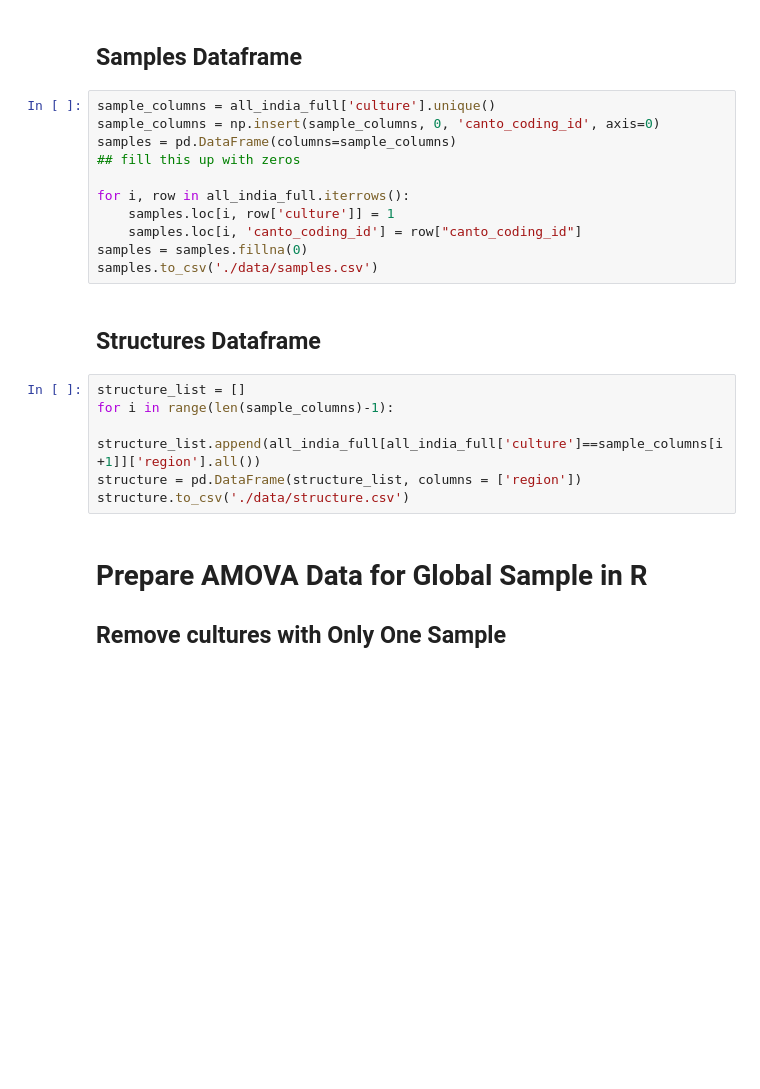
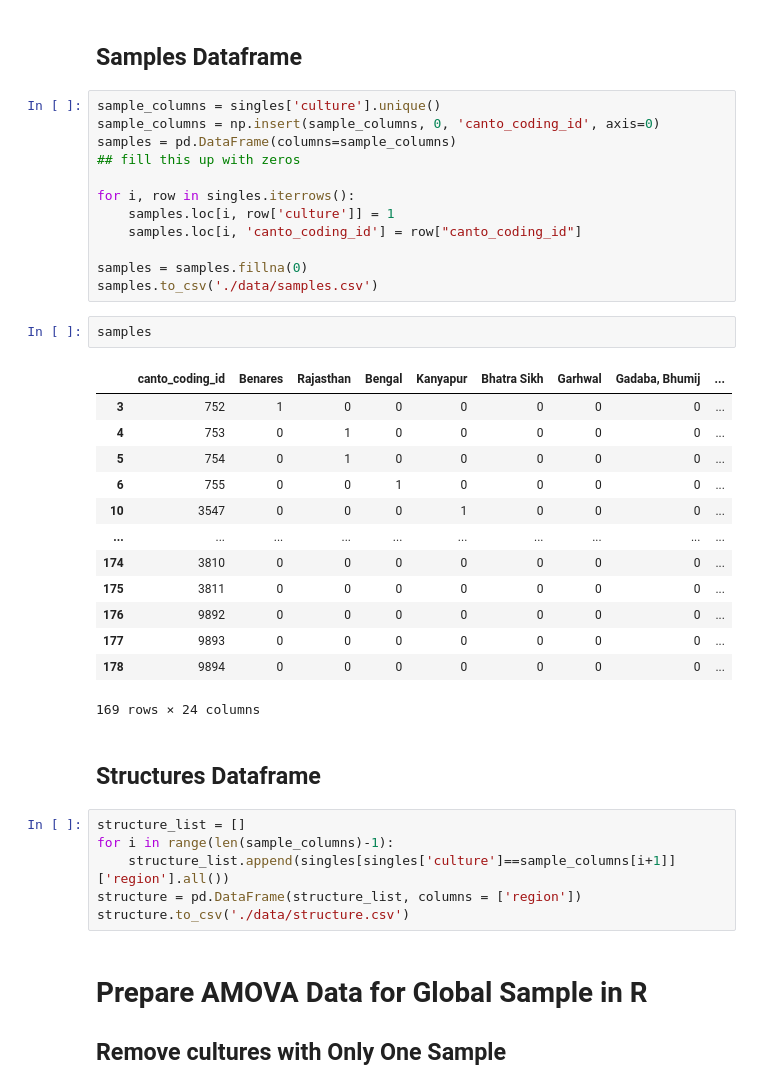
Before and after one commit to theglobaljukebox/Woodetal2021-Analysis, a Jupyter notebook: Indian Music Analysis.ipynb, the cells around one changed output. Drawn from its saved outputs; the diff is of its cells as text; blank space fills up the shorter version.

```diff
--- a/Indian Music Analysis.ipynb
+++ b/Indian Music Analysis.ipynb
@@ -335,22 +351,39 @@ singles.to_csv('./data/indian_no_singles.csv')
 # %% [markdown]
 ## Samples Dataframe
 # %%
-sample_columns = all_india_full['culture'].unique()
+sample_columns = singles['culture'].unique()
 sample_columns = np.insert(sample_columns, 0, 'canto_coding_id', axis=0)
 samples = pd.DataFrame(columns=sample_columns)
 ## fill this up with zeros
 
-for i, row in all_india_full.iterrows():
+for i, row in singles.iterrows():
     samples.loc[i, row['culture']] = 1
     samples.loc[i, 'canto_coding_id'] = row["canto_coding_id"]
+
 samples = samples.fillna(0)
 samples.to_csv('./data/samples.csv')
+# %%
+samples
+# %% [output]
+|  | canto_coding_id | Benares | Rajasthan | Bengal | Kanyapur | Bhatra Sikh | Garhwal | Gadaba, Bhumij | ... |
+| 3 | 752 | 1 | 0 | 0 | 0 | 0 | 0 | 0 | ... |
+| 4 | 753 | 0 | 1 | 0 | 0 | 0 | 0 | 0 | ... |
+| 5 | 754 | 0 | 1 | 0 | 0 | 0 | 0 | 0 | ... |
+| 6 | 755 | 0 | 0 | 1 | 0 | 0 | 0 | 0 | ... |
+| 10 | 3547 | 0 | 0 | 0 | 1 | 0 | 0 | 0 | ... |
+| ... | ... | ... | ... | ... | ... | ... | ... | ... | ... |
+| 174 | 3810 | 0 | 0 | 0 | 0 | 0 | 0 | 0 | ... |
+| 175 | 3811 | 0 | 0 | 0 | 0 | 0 | 0 | 0 | ... |
+| 176 | 9892 | 0 | 0 | 0 | 0 | 0 | 0 | 0 | ... |
+| 177 | 9893 | 0 | 0 | 0 | 0 | 0 | 0 | 0 | ... |
+| 178 | 9894 | 0 | 0 | 0 | 0 | 0 | 0 | 0 | ... |
+169 rows × 24 columns
 # %% [markdown]
 ## Structures Dataframe
 # %%
 structure_list = []
 for i in range(len(sample_columns)-1):
-    structure_list.append(all_india_full[all_india_full['culture']==sample_columns[i+1]]['region'].all())
+    structure_list.append(singles[singles['culture']==sample_columns[i+1]]['region'].all())
 structure = pd.DataFrame(structure_list, columns = ['region'])
 structure.to_csv('./data/structure.csv')
 # %% [markdown]
```
Also changed, not shown: parts of 2 cells of this notebook, 5 other files.
